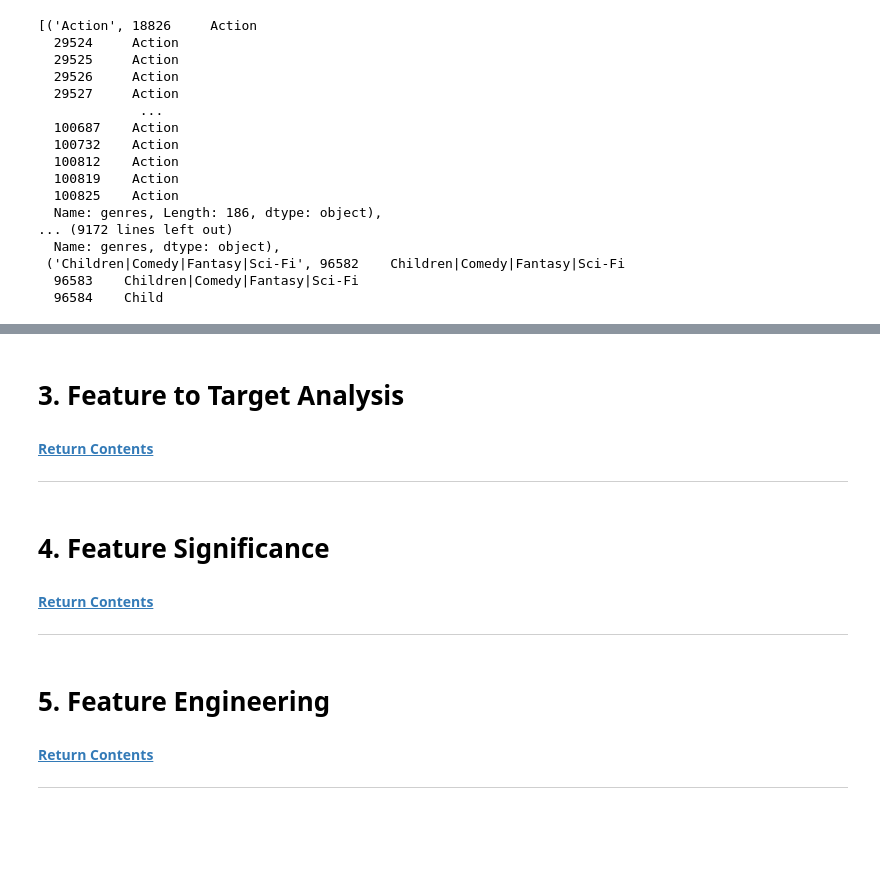
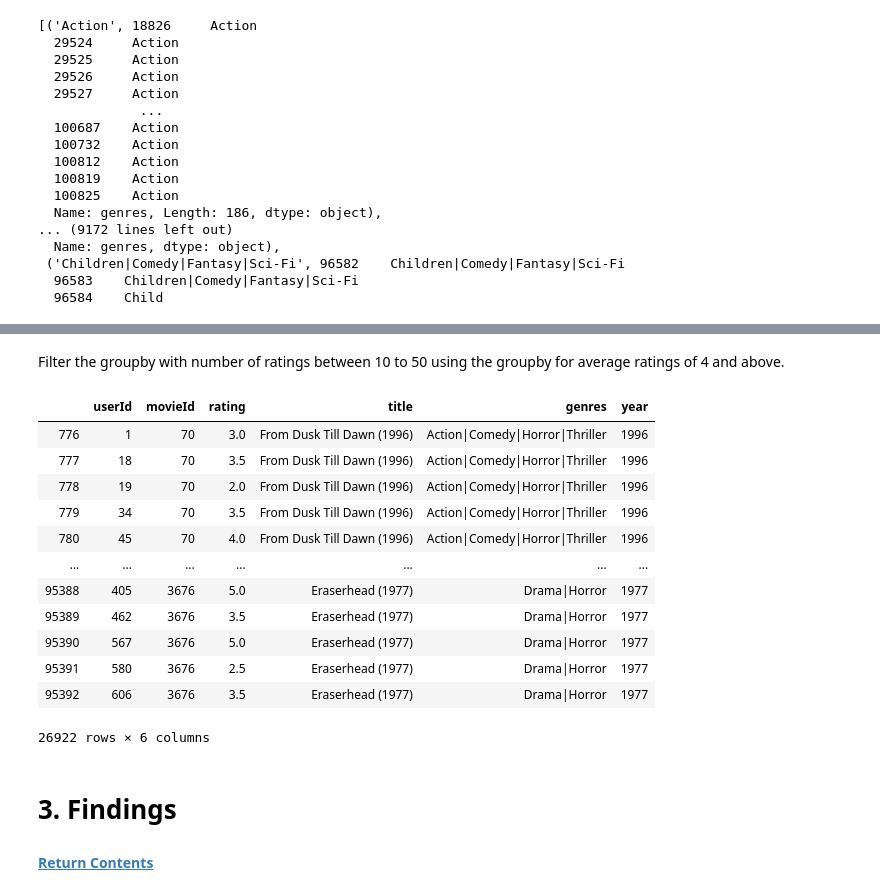
Before and after one commit to bpbull/recommendation_system, a Jupyter notebook: rec_engine_cleaning_eda.ipynb, the cells around one changed output, grey strips where cells are left out. Saved outputs shown, nothing was run; the diff lists cells and outputs as text; code cells hidden in the pictures; blank space fills up the shorter version.

```diff
--- a/rec_engine_cleaning_eda.ipynb
+++ b/rec_engine_cleaning_eda.ipynb
@@ -412,0 +573,6 @@ ValueError: The truth value of a Series is ambiguous. Use a.empty, a.bool(), a.i
+# %%
+#the groupby object to count the number of ratings per movie.
+df_grp = df.groupby('movieId')['rating'].count().reset_index().sort_values('rating', ascending=False)
+# %%
+#filters the groupby object to only inlcude movies that have between 10 to 50 ratings.
+ten_fifty = df_grp[(df_grp['rating'] >= 10) & (df_grp['rating'] <= 75)]
@@ -412,0 +595,4 @@ ValueError: The truth value of a Series is ambiguous. Use a.empty, a.bool(), a.i
+# %% [markdown]
+Filter the groupby with number of ratings between 10 to 50 using the groupby for average ratings of 4 and above.
+# %%
+sl_giants = ten_fifty[ten_fifty['movieId'].isin(avg_above_3.index)]
@@ -413,12 +610,21 @@ ValueError: The truth value of a Series is ambiguous. Use a.empty, a.bool(), a.i
+# %%
+df_sl_giants = df[df['movieId'].isin(sl_giants['movieId'])]
+# %%
+df_sl_giants
+# %% [output]
+|  | userId | movieId | rating | title | genres | year |
+| 776 | 1 | 70 | 3.0 | From Dusk Till Dawn (1996) | Action|Comedy|Horror|Thriller | 1996 |
+| 777 | 18 | 70 | 3.5 | From Dusk Till Dawn (1996) | Action|Comedy|Horror|Thriller | 1996 |
+| 778 | 19 | 70 | 2.0 | From Dusk Till Dawn (1996) | Action|Comedy|Horror|Thriller | 1996 |
+| 779 | 34 | 70 | 3.5 | From Dusk Till Dawn (1996) | Action|Comedy|Horror|Thriller | 1996 |
+| 780 | 45 | 70 | 4.0 | From Dusk Till Dawn (1996) | Action|Comedy|Horror|Thriller | 1996 |
+| ... | ... | ... | ... | ... | ... | ... |
+| 95388 | 405 | 3676 | 5.0 | Eraserhead (1977) | Drama|Horror | 1977 |
+| 95389 | 462 | 3676 | 3.5 | Eraserhead (1977) | Drama|Horror | 1977 |
+| 95390 | 567 | 3676 | 5.0 | Eraserhead (1977) | Drama|Horror | 1977 |
+| 95391 | 580 | 3676 | 2.5 | Eraserhead (1977) | Drama|Horror | 1977 |
+| 95392 | 606 | 3676 | 3.5 | Eraserhead (1977) | Drama|Horror | 1977 |
+26922 rows × 6 columns
 # %% [markdown]
-# <span id="3"></span>3. Feature to Target Analysis
+# <span id="3"></span>3. Findings
 #### [Return Contents](#0)
-<hr/>
-# %% [markdown]
-# <span id="4"></span>4. Feature Significance
-#### [Return Contents](#0)
-<hr/>
-# %% [markdown]
-# <span id="5"></span>5. Feature Engineering
-#### [Return Contents](#0)
-<hr/>
```
Also changed, not shown: parts of 43 cells of this notebook.
